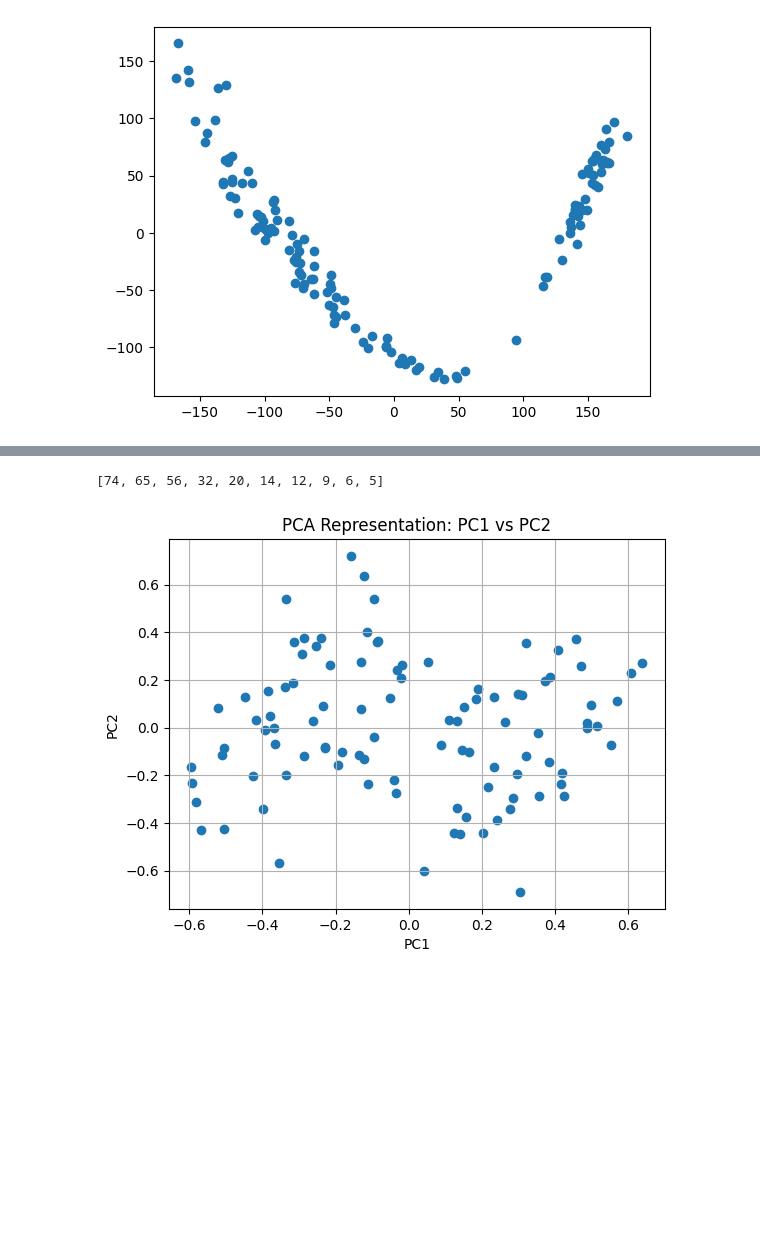
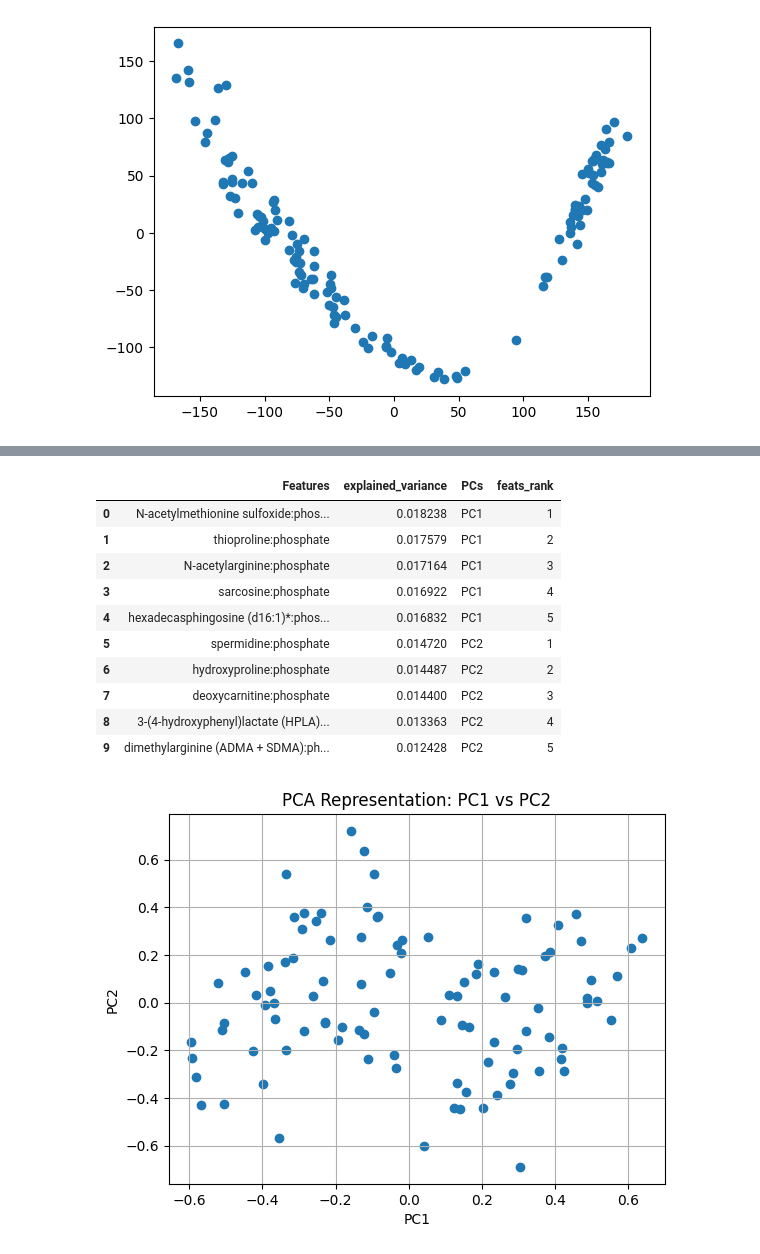
Before and after one commit to AmauryMaros/mgss2, a Jupyter notebook: Python notebooks/2_groups_pca.ipynb, the cells around one changed output, grey strips where cells are left out. Saved outputs shown, nothing was run; the diff lists cells and outputs as text; code cells hidden in the pictures; blank space fills up the shorter version.

```diff
--- a/Python notebooks/2_groups_pca.ipynb
+++ b/Python notebooks/2_groups_pca.ipynb
@@ -89,13 +66,0 @@ array([0.00990596, 0.01033339, 0.01115849, ..., 0.        , 0.        ,
-# %%
-import numpy as np
-def top_features(pc):
-
-    top_features = []
-    for i in range(len(cols)):
-        index = cols[np.where(sorted(abs(pca.components_[pc]),reverse=True)[i] == abs(pca.components_[pc]))].values[0]
-        top_features.append(index)
-
-    return top_features
-
-# top_features(0)
-top_features(0)[:5]
@@ -104 +67,15 @@ KeyboardInterrupt:
+# %%
+import numpy as np
+cols = metabolomics.columns
+
+def top_features(pc, n) :
+        arr = pca.components_[pc]
+        n_largest = n
+        max_indices = np.argpartition(-arr, n_largest)[:n_largest]
+        min_indices = np.argpartition(arr, n_largest)[:n_largest]
+        pc_df_pos = pd.DataFrame({'Features':[cols[i] for i in max_indices],
+                              'explained_variance' : [arr[i] for i in max_indices]}).sort_values(by='explained_variance', ascending=False)
+        pc_df_neg = pd.DataFrame({'Features':[cols[i] for i in min_indices],
+                              'explained_variance' : [arr[i] for i in min_indices]}).sort_values(by='explained_variance', ascending=True)
+        return pc_df_pos.reset_index(drop=True), pc_df_neg.reset_index(drop=True)
 # %%
@@ -106,7 +90,20 @@ plt.bar(top_features(0)[:5], pca.components_[0][:5])
-# %%
-a = [0,1,2,3,4,5,6,7,8,9]
-b = [12,5,6,9,14,65,20,32,74,56]
-
-sorted(b, reverse = True)
-# %% [output]
-[74, 65, 56, 32, 20, 14, 12, 9, 6, 5]
+# %%
+n = 5
+PCs = ['PC1'] * n + ['PC2'] * n + ['PC3'] * n + ['PC4'] * n + ['PC5'] * n + ['PC6'] * n
+plotly_df = pd.concat([top_features(0,n)[0],top_features(1,n)[0],top_features(2,n)[0],top_features(3,n)[0],top_features(4,n)[0],top_features(5,n)[0]], axis = 0)
+plotly_df['PCs'] = PCs
+plotly_df = plotly_df.reset_index(drop=True)
+plotly_df['feats_rank'] = [1,2,3,4,5]*6
+plotly_df.head(10)
+# %% [output]
+|  | Features | explained_variance | PCs | feats_rank |
+| 0 | N-acetylmethionine sulfoxide:phos... | 0.018238 | PC1 | 1 |
+| 1 | thioproline:phosphate | 0.017579 | PC1 | 2 |
+| 2 | N-acetylarginine:phosphate | 0.017164 | PC1 | 3 |
+| 3 | sarcosine:phosphate | 0.016922 | PC1 | 4 |
+| 4 | hexadecasphingosine (d16:1)*:phos... | 0.016832 | PC1 | 5 |
+| 5 | spermidine:phosphate | 0.014720 | PC2 | 1 |
+| 6 | hydroxyproline:phosphate | 0.014487 | PC2 | 2 |
+| 7 | deoxycarnitine:phosphate | 0.014400 | PC2 | 3 |
+| 8 | 3-(4-hydroxyphenyl)lactate (HPLA)... | 0.013363 | PC2 | 4 |
+| 9 | dimethylarginine (ADMA + SDMA):ph... | 0.012428 | PC2 | 5 |
```
Also changed, not shown: parts of 5 cells of this notebook, 3 other files.
